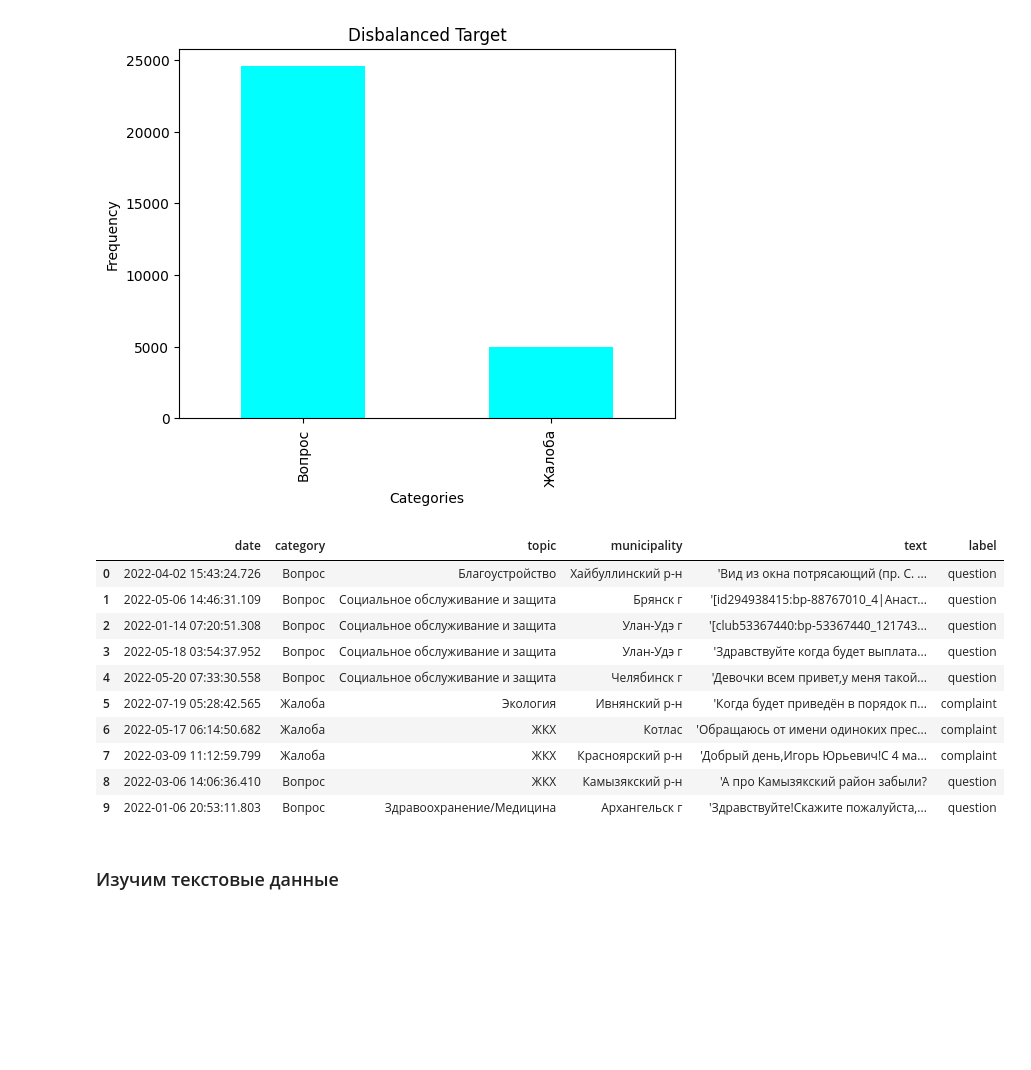
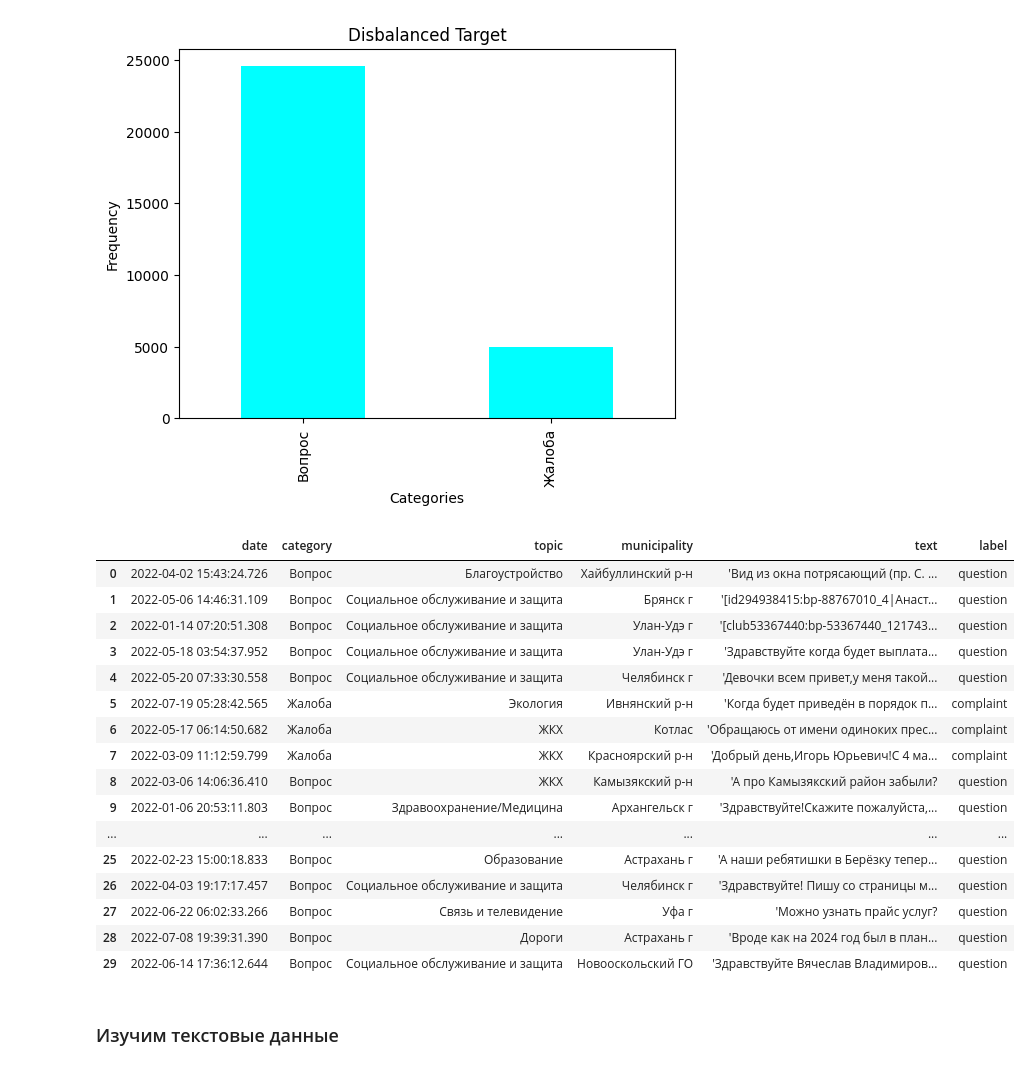
Before and after one commit to ybezginova2016/NLP_GovComplaintQuestionClassification, a Jupyter notebook: main.ipynb, the cells around one changed output. Saved outputs shown, nothing was run; the diff lists cells and outputs as text; code cells hidden in the pictures; blank space fills up the shorter version.

```diff
--- a/main.ipynb
+++ b/main.ipynb
@@ -256,19 +256,25 @@ plt.show();
 # %%
 # перекодируем таргет цифрами
 d['label'] = d['category'].replace({'Вопрос': 'question', 'Жалоба': 'complaint'})
-d.head(10)
+d.head(30)
 # %% [output]
 |  | date | category | topic | municipality | text | label |
 | 0 | 2022-04-02 15:43:24.726 | Вопрос | Благоустройство | Хайбуллинский р-н | 'Вид из окна потрясающий (пр. С. ... | question |
 | 1 | 2022-05-06 14:46:31.109 | Вопрос | Социальное обслуживание и защита | Брянск г | '[id294938415:bp-88767010_4|Αнаст... | question |
 | 2 | 2022-01-14 07:20:51.308 | Вопрос | Социальное обслуживание и защита | Улан-Удэ г | '[club53367440:bp-53367440_121743... | question |
 | 3 | 2022-05-18 03:54:37.952 | Вопрос | Социальное обслуживание и защита | Улан-Удэ г | 'Здравствуйте когда будет выплата... | question |
 | 4 | 2022-05-20 07:33:30.558 | Вопрос | Социальное обслуживание и защита | Челябинск г | 'Девочки всем привет,у меня такой... | question |
 | 5 | 2022-07-19 05:28:42.565 | Жалоба | Экология | Ивнянский р-н | 'Когда будет приведён в порядок п... | complaint |
 | 6 | 2022-05-17 06:14:50.682 | Жалоба | ЖКХ | Котлас | 'Обращаюсь от имени одиноких прес... | complaint |
 | 7 | 2022-03-09 11:12:59.799 | Жалоба | ЖКХ | Красноярский р-н | 'Добрый день,Игорь Юрьевич!С 4 ма... | complaint |
 | 8 | 2022-03-06 14:06:36.410 | Вопрос | ЖКХ | Камызякский р-н | 'А про Камызякский район забыли? | question |
 | 9 | 2022-01-06 20:53:11.803 | Вопрос | Здравоохранение/Медицина | Архангельск г | 'Здравствуйте!Скажите пожалуйста,... | question |
+| ... | ... | ... | ... | ... | ... | ... |
+| 25 | 2022-02-23 15:00:18.833 | Вопрос | Образование | Астрахань г | 'А наши ребятишки в Берёзку тепер... | question |
+| 26 | 2022-04-03 19:17:17.457 | Вопрос | Социальное обслуживание и защита | Челябинск г | 'Здравствуйте! Пишу со страницы м... | question |
+| 27 | 2022-06-22 06:02:33.266 | Вопрос | Связь и телевидение | Уфа г | 'Можно узнать прайс услуг? | question |
+| 28 | 2022-07-08 19:39:31.390 | Вопрос | Дороги | Астрахань г | 'Вроде как на 2024 год был в план... | question |
+| 29 | 2022-06-14 17:36:12.644 | Вопрос | Социальное обслуживание и защита | Новооскольский ГО | 'Здравствуйте Вячеслав Владимиров... | question |
 # %% [markdown]
 ### Изучим текстовые данные
 # %%
```
Also changed, not shown: parts of 47 cells of this notebook, 4 other files.
